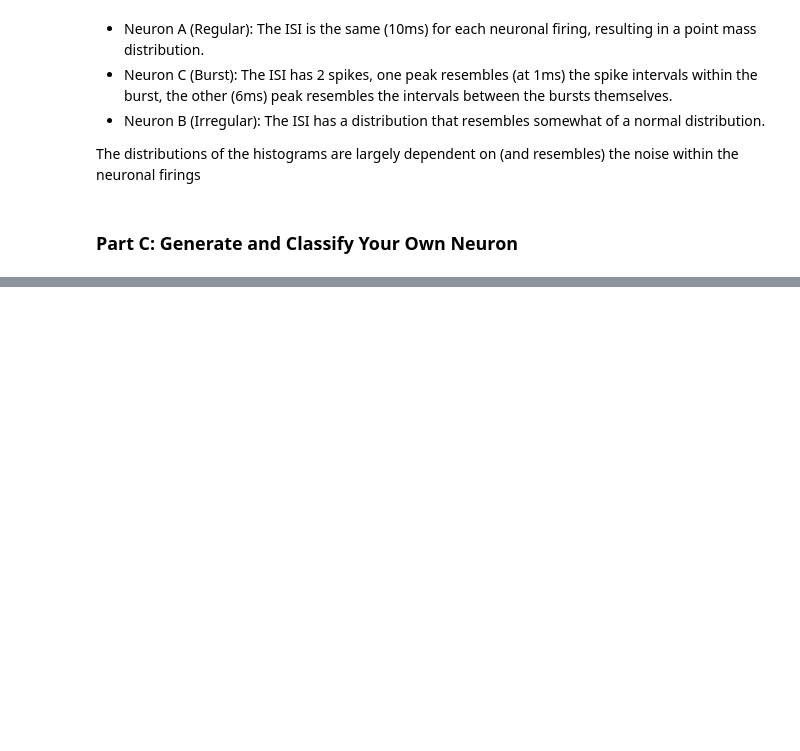
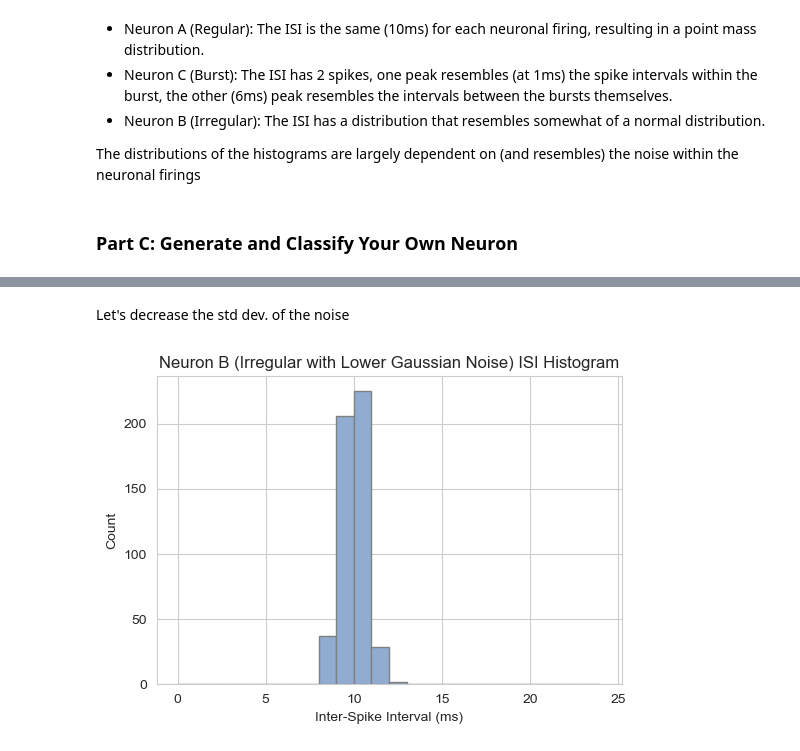
Before and after one commit to prashastham/DSMiniProj1, a Jupyter notebook: q1.ipynb, the cells around one changed output, grey strips where cells are left out. Drawn from its saved outputs; the diff is of its cells as text; code cells hidden in the pictures; blank space fills up the shorter version.

```diff
--- a/q1.ipynb
+++ b/q1.ipynb
@@ -106,0 +138,17 @@ neuron_b_spikes = np.sort(np.arange(0, 5000, step=10) + np.random.normal(0, 2, s
+# %% [markdown]
+Let's decrease the std dev. of the noise
+# %%
+np.random.seed(77) #for reproducibility of the random noise
+neuron_b_spikes_ndhalf = np.sort(np.arange(0, 5000, step=10) + np.random.normal(0, 0.5, size=500))
+
+# Plot ISI histograms for the new dataset
+isi_b_ndhalf = np.diff(neuron_b_spikes_ndhalf)
+bins_ndhalf = np.arange(0, 25, 1)
+plt.figure(figsize=(6, 4))
+plt.hist(isi_b_ndhalf, bins=bins_ndhalf, color="#90acd1", edgecolor='gray')
+plt.title('Neuron B (Irregular with Lower Gaussian Noise) ISI Histogram')
+plt.xlabel('Inter-Spike Interval (ms)')
+plt.ylabel('Count')
+plt.show()
+# %% [output]
+[figure, added]
```
Also changed, not shown: parts of 5 cells of this notebook.
